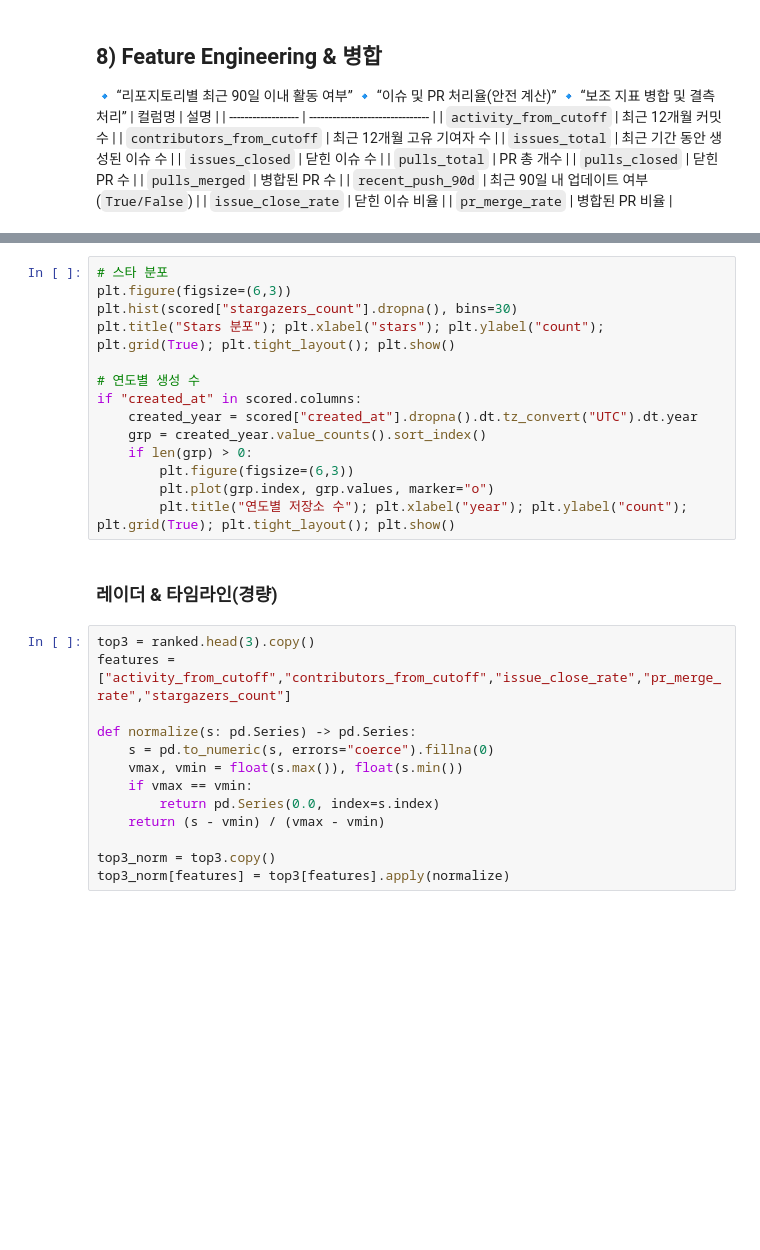
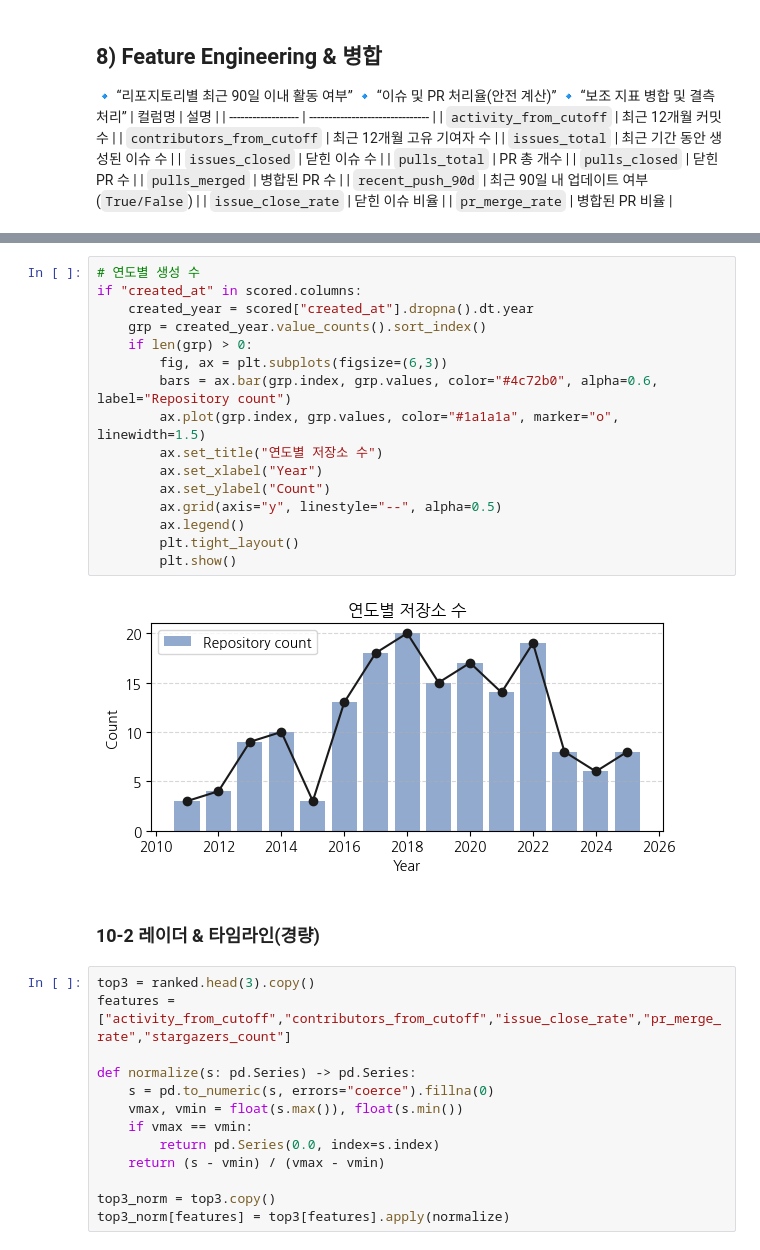
Before and after one commit to addinedu-ros-11th/eda-repo-3, a Jupyter notebook: Trendbot_Online_Notebook_Final_ROBOT.ipynb, the cells around one changed output, grey strips where cells are left out. Saved outputs shown, nothing was run; the diff lists cells and outputs as text; blank space fills up the shorter version.

```diff
--- a/Trendbot_Online_Notebook_Final_ROBOT.ipynb
+++ b/Trendbot_Online_Notebook_Final_ROBOT.ipynb
@@ -963,19 +1229,23 @@ display(ranked.head(10)[["full_name","language","stargazers_count","activity_fro
 # %%
-# 스타 분포
-plt.figure(figsize=(6,3))
-plt.hist(scored["stargazers_count"].dropna(), bins=30)
-plt.title("Stars 분포"); plt.xlabel("stars"); plt.ylabel("count"); plt.grid(True); plt.tight_layout(); plt.show()
-
 # 연도별 생성 수
 if "created_at" in scored.columns:
-    created_year = scored["created_at"].dropna().dt.tz_convert("UTC").dt.year
+    created_year = scored["created_at"].dropna().dt.year
     grp = created_year.value_counts().sort_index()
     if len(grp) > 0:
-        plt.figure(figsize=(6,3))
-        plt.plot(grp.index, grp.values, marker="o")
-        plt.title("연도별 저장소 수"); plt.xlabel("year"); plt.ylabel("count"); plt.grid(True); plt.tight_layout(); plt.show()
+        fig, ax = plt.subplots(figsize=(6,3))
+        bars = ax.bar(grp.index, grp.values, color="#4c72b0", alpha=0.6, label="Repository count")
+        ax.plot(grp.index, grp.values, color="#1a1a1a", marker="o", linewidth=1.5)
+        ax.set_title("연도별 저장소 수")
+        ax.set_xlabel("Year")
+        ax.set_ylabel("Count")
+        ax.grid(axis="y", linestyle="--", alpha=0.5)
+        ax.legend()
+        plt.tight_layout()
+        plt.show()
+# %% [output]
+[figure, added]
 # %% [markdown]
-### 레이더 & 타임라인(경량)
+### 10-2 레이더 & 타임라인(경량)
 # %%
 top3 = ranked.head(3).copy()
 features = ["activity_from_cutoff","contributors_from_cutoff","issue_close_rate","pr_merge_rate","stargazers_count"]
```
Also changed, not shown: parts of 37 cells of this notebook.
